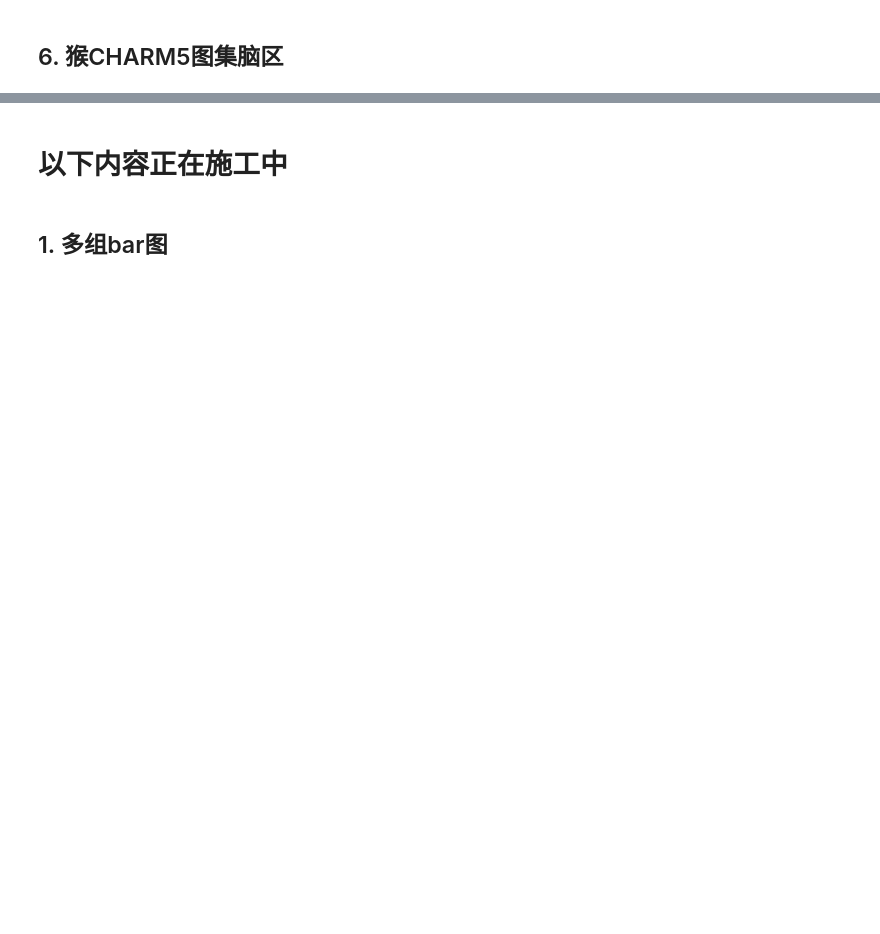
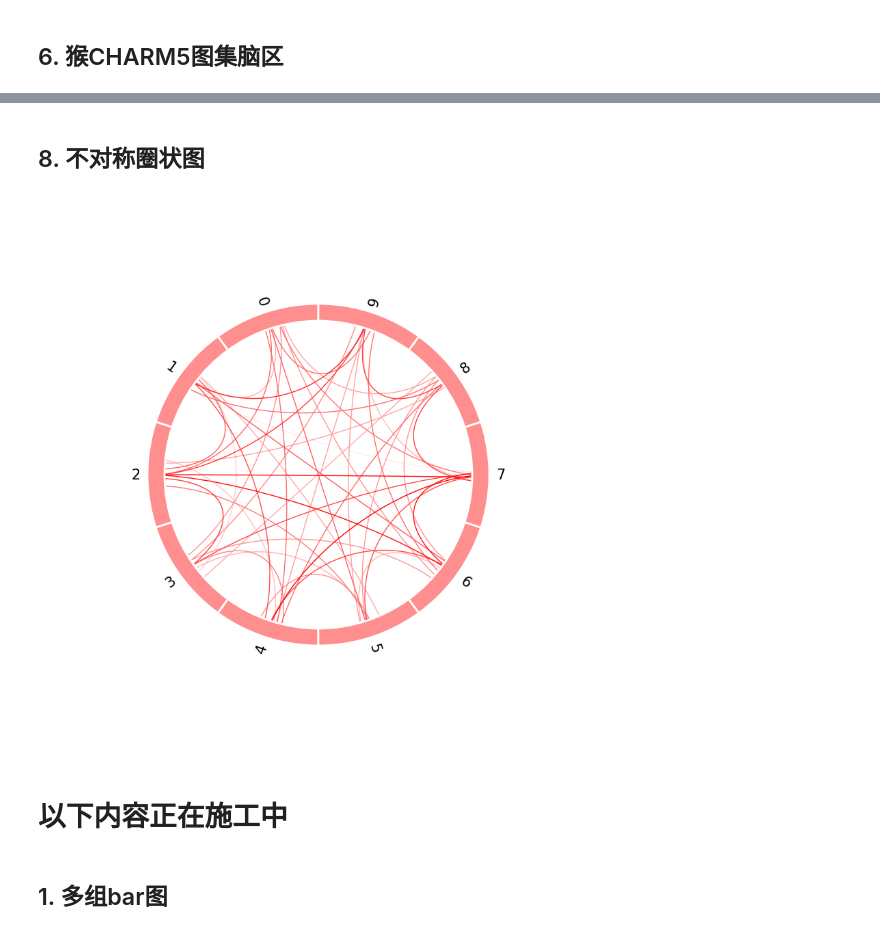
Before and after one commit to RicardoRyn/Plot_figure, a Jupyter notebook: example.ipynb, the cells around one changed output, grey strips where cells are left out. Saved outputs shown, nothing was run; the diff lists cells and outputs as text; code cells hidden in the pictures; blank space fills up the shorter version.

```diff
--- a/example.ipynb
+++ b/example.ipynb
@@ -166,3 +238,22 @@ fig.savefig(r"./figures/macaque_brain4.png", dpi=250, bbox_inches='tight')
+# %% [markdown]
+## 8. 不对称圈状图
+# %%
+import numpy as np
+import matplotlib.pyplot as plt
+from plot_figure import *
+
+# 生成一个随机的100x100矩阵
+matrix_size = 10
+connectome = np.random.rand(matrix_size, matrix_size)
+# 使矩阵对称
+connectome = (connectome + connectome.T) / 2
+# 将对角线置为0
+np.fill_diagonal(connectome, 0)
+
+fig = plot_asymmetric_circle_figure(connectome)
+fig.savefig(r"./example_figures/circle1.png", dpi=250, bbox_inches='tight')
+# %% [output]
+[figure, added]
 # %% [markdown]
 # 以下内容正在施工中
 # %% [markdown]
```
Also changed, not shown: parts of 10 cells of this notebook, 12 other files.
